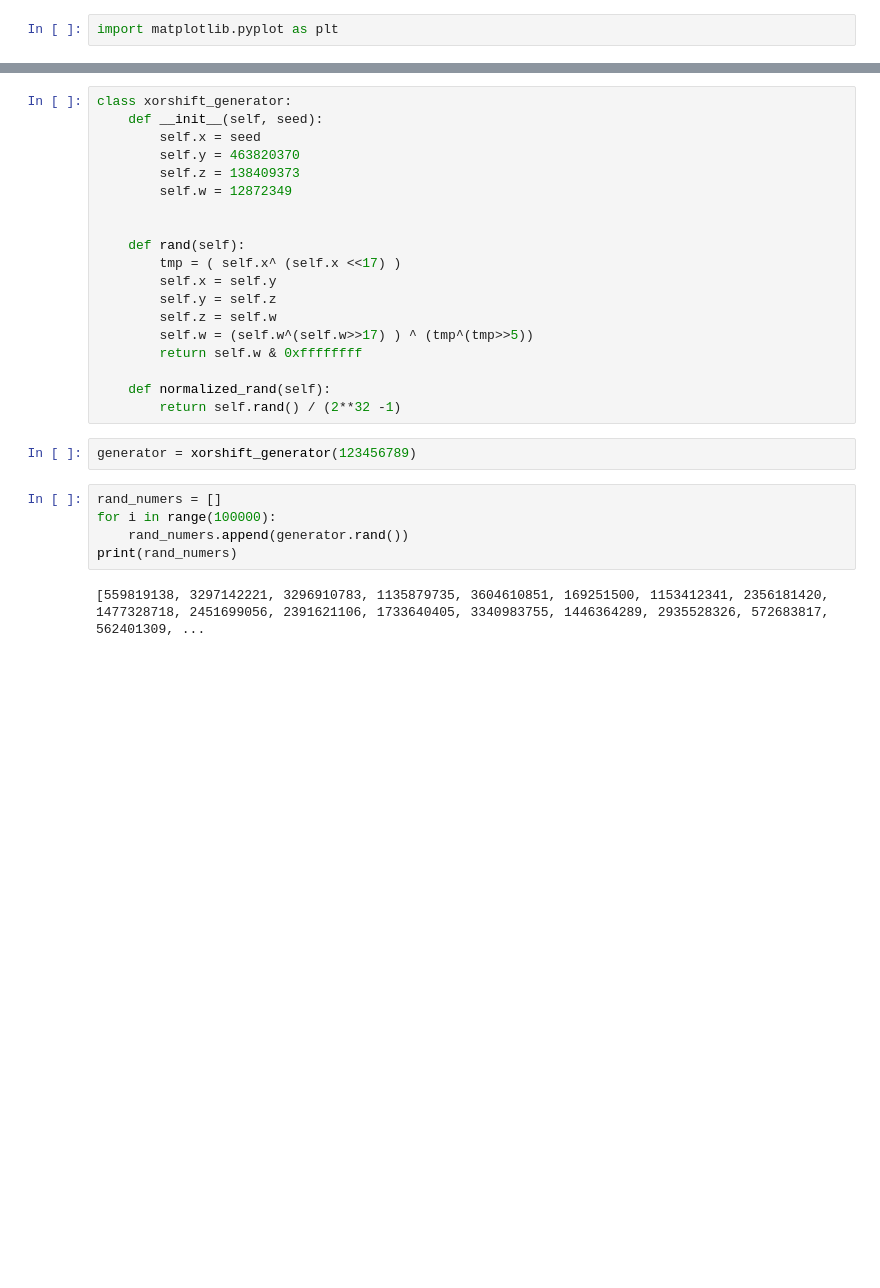
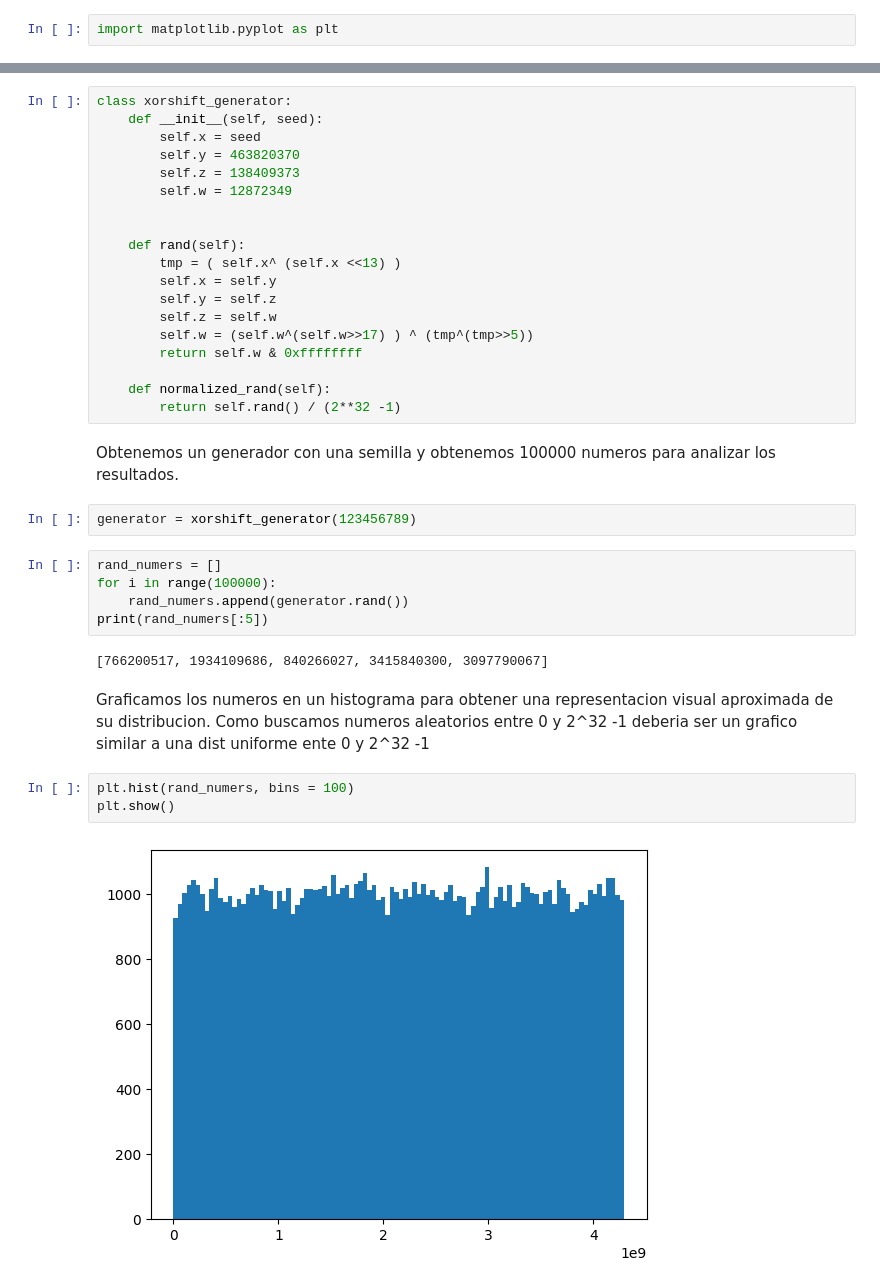
Before and after one commit to Rivejjj/Los-Simuladores, a Jupyter notebook: tp1.ipynb, the cells around one changed output, grey strips where cells are left out. Cells and saved outputs as stored; diff of their text form; blank space fills up the shorter version.

```diff
--- a/tp1.ipynb
+++ b/tp1.ipynb
@@ -10,7 +19,7 @@ class xorshift_generator:
 
 
     def rand(self):
-        tmp = ( self.x^ (self.x <<17) )
+        tmp = ( self.x^ (self.x <<13) )
         self.x = self.y
         self.y = self.z
         self.z = self.w
@@ -19,12 +28,21 @@ class xorshift_generator:
 
     def normalized_rand(self):
         return self.rand() / (2**32 -1)
+# %% [markdown]
+Obtenemos un generador con una semilla y obtenemos 100000 numeros para analizar los resultados.
 # %%
 generator = xorshift_generator(123456789)
 # %%
 rand_numers = []
 for i in range(100000):
     rand_numers.append(generator.rand())
-print(rand_numers)
+print(rand_numers[:5])
 # %% [output]
-[559819138, 3297142221, 3296910783, 1135879735, 3604610851, 169251500, 1153412341, 2356181420, 1477328718, 2451699056, 2391621106, 1733640405, 3340983755, 1446364289, 2935528326, 572683817, 562401309, ...
+[766200517, 1934109686, 840266027, 3415840300, 3097790067]
+# %% [markdown]
+Graficamos los numeros en un histograma para obtener una representacion visual aproximada de su distribucion. Como buscamos numeros aleatorios entre 0 y 2^32 -1 deberia ser un grafico similar a una dist uniforme ente 0 y 2^32 -1
+# %%
+plt.hist(rand_numers, bins = 100)
+plt.show()
+# %% [output]
+[figure, added]
```
Also changed, not shown: parts of 20 cells of this notebook.
